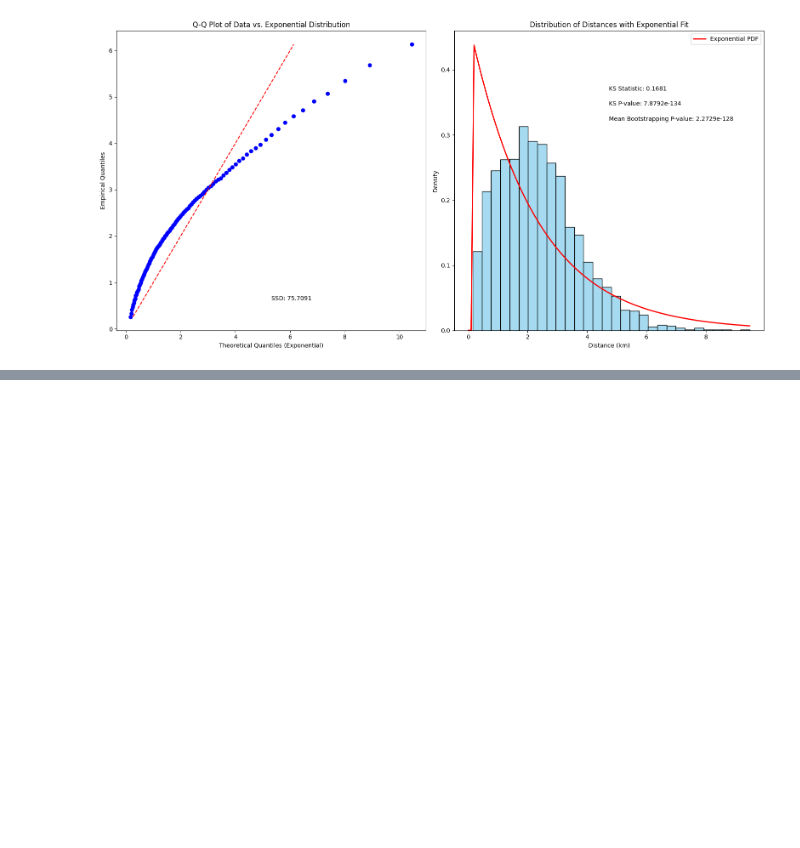
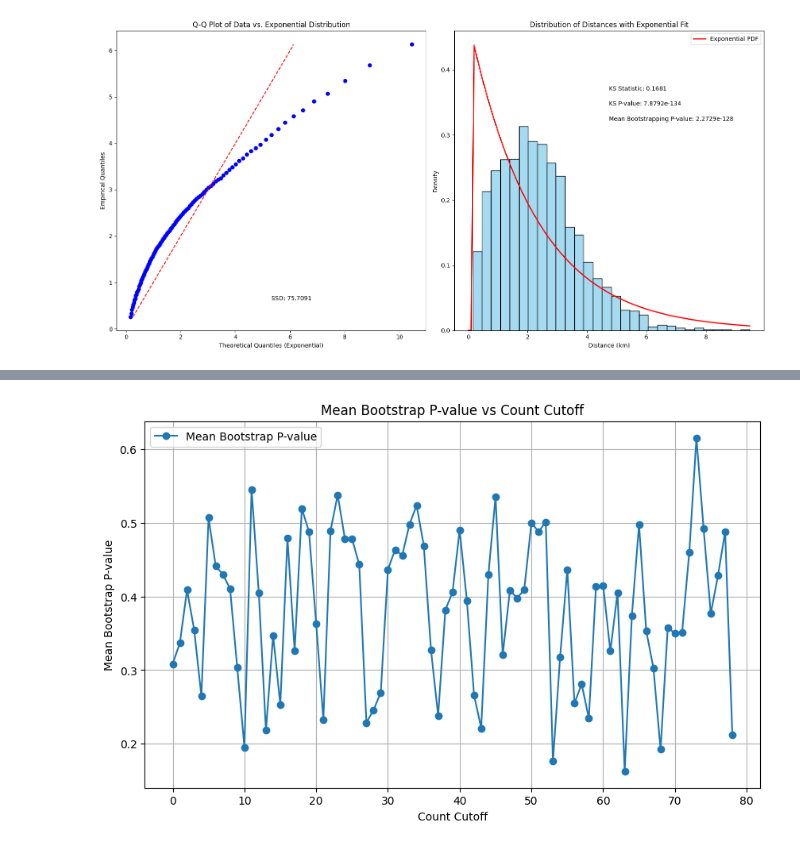
Before and after one commit to anonUnderground/openDataStories, a Jupyter notebook: src/data-processing/create_kiosk_vis_json.ipynb, the cells around one changed output, grey strips where cells are left out. Saved outputs shown, nothing was run; the diff lists cells and outputs as text; code cells hidden in the pictures; blank space fills up the shorter version.

```diff
--- a/src/data-processing/create_kiosk_vis_json.ipynb
+++ b/src/data-processing/create_kiosk_vis_json.ipynb
@@ -655,0 +736,65 @@ Weibull-min KS P-value: 0.05237900733630563
+# %%
+# Initialize an empty DataFrame to store results
+results_df = pd.DataFrame(columns=[
+    'Count_Cutoff', 'Shape', 'Scale', 'KS_Statistic', 'KS_Pvalue',
+    'Retained_Rows', 'Unique_Start_Kiosk_IDs', 'Unique_End_Kiosk_IDs', 'Mean_Bootstrap_Pvalue'
+])
+
+# Number of bootstrap samples
+bootstrap_samples = 1000
+
+# Loop over the range of counts and filter data
+for count in range(0, 79):
+    # Sample filtered_df setup (replace with actual filtering)
+    filtered_df = pd.DataFrame({'Distance': np.random.exponential(scale=2.0, size=1000)})
+
+    # If the filtered dataframe is not empty, proceed with analysis
+    if not filtered_df.empty:
+        # Extracting distance data
+        data = filtered_df['Distance']
+
+        # Weibull distribution fitting
+        shape_param, loc, scale_param = stats.weibull_min.fit(data)
+
+        # Perform KS test
+        ks_statistic, ks_pvalue = stats.kstest(data, 'weibull_min', args=(shape_param, loc, scale_param))
+
+        # Bootstrap analysis
+        bootstrap_pvalues = []
+        for _ in range(bootstrap_samples):
+            bootstrap_sample = data.sample(len(data), replace=True)
+            bootstrap_params = stats.weibull_min.fit(bootstrap_sample)
+            _, bootstrap_pvalue = stats.kstest(bootstrap_sample, 'weibull_min', args=bootstrap_params)
+            bootstrap_pvalues.append(bootstrap_pvalue)
+        mean_bootstrap_pvalue = np.mean(bootstrap_pvalues)
+
+        # Create a new row with results, including the number of rows retained, unique IDs count, and mean bootstrap p-value
+        new_row = pd.DataFrame({
+            'Count_Cutoff': [count],
+            'Shape': [shape_param],
+            'Scale': [scale_param],
+            'KS_Statistic': [ks_statistic],
+            'KS_Pvalue': [ks_pvalue],
+            'Retained_Rows': [len(filtered_df)],  # Sample data, replace with actual count
+            'Unique_Start_Kiosk_IDs': [10],  # Sample data, replace with actual count
+            'Unique_End_Kiosk_IDs': [10],  # Sample data, replace with actual count
+            'Mean_Bootstrap_Pvalue': [mean_bootstrap_pvalue]
+        })
+
+        # Check if new_row is empty or contains all NA values before concatenation
+        if not new_row.dropna().empty:
+            results_df = pd.concat([results_df, new_row], ignore_index=True)
+
+        # Print message after processing each row
+        print(f"Processed row with Count Cutoff: {count}")
+
+# Plotting
+plt.figure(figsize=(10, 6))
+plt.plot(results_df['Count_Cutoff'], results_df['Mean_Bootstrap_Pvalue'], label='Mean Bootstrap P-value', marker='o')
+plt.xlabel('Count Cutoff')
+plt.ylabel('Mean Bootstrap P-value')
+plt.title('Mean Bootstrap P-value vs Count Cutoff')
+plt.legend()
+plt.grid(True)
+plt.show()
+# %% [output]
@@ -655,0 +818 @@ Weibull-min KS P-value: 0.05237900733630563
+[figure, added]
```
Also changed, not shown: parts of 3 cells of this notebook.
